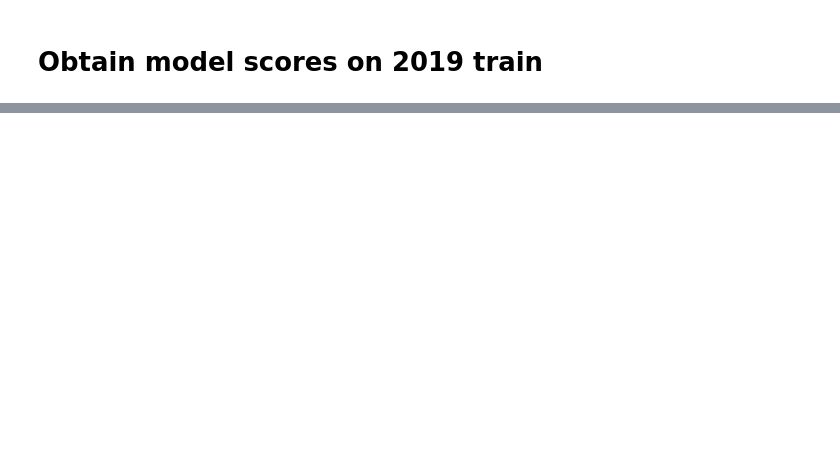
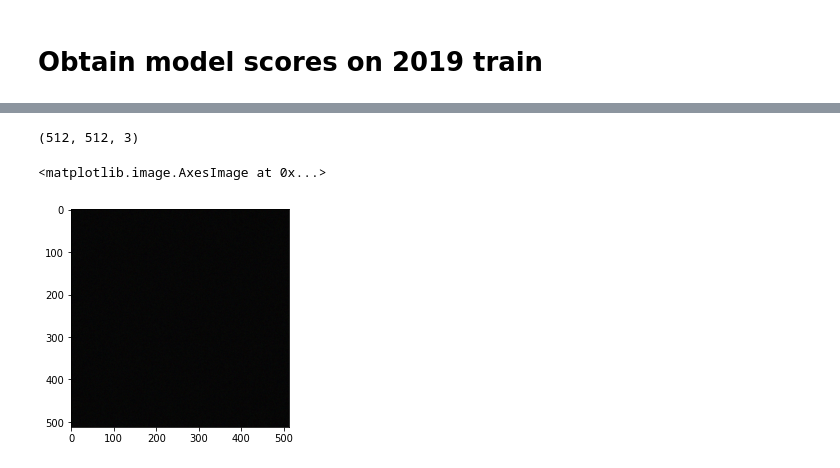
Before and after one commit to btseytlin/kaggle_cassava, a Jupyter notebook: notebooks/eval_on_2019.ipynb, the cells around one changed output, grey strips where cells are left out. Saved outputs shown, nothing was run; the diff lists cells and outputs as text; code cells hidden in the pictures; blank space fills up the shorter version.

```diff
--- a/notebooks/eval_on_2019.ipynb
+++ b/notebooks/eval_on_2019.ipynb
@@ -163,0 +196,7 @@ plt.show()
+# %%
+mean_img_2019 = np.zeros_like(train_lmdb[train_2019_indices[0]][0])
+for idx in tqdm(train_2019_indices):
+    img, _ = train_lmdb[idx]
+    mean_img_2019 += img
+
+mean_img_2019 = mean_img_2019 / len(train_2019_indices)
@@ -163,0 +213,9 @@ plt.show()
+# %%
+mean_img_2019.shape
+# %% [output]
+(512, 512, 3)
+# %%
+plt.imshow(mean_img_2019)
+# %% [output]
+<matplotlib.image.AxesImage at 0x...>
+[figure, added]
```
Also changed, not shown: parts of 32 cells of this notebook, 16 other files.
